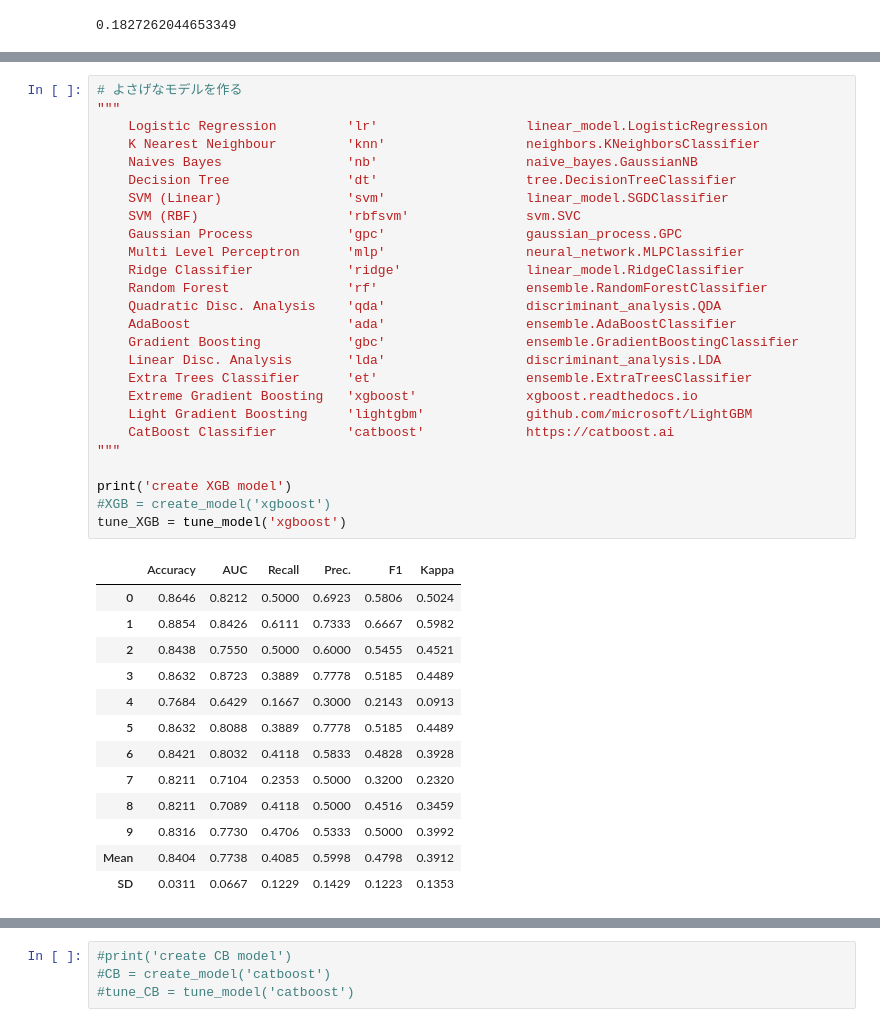
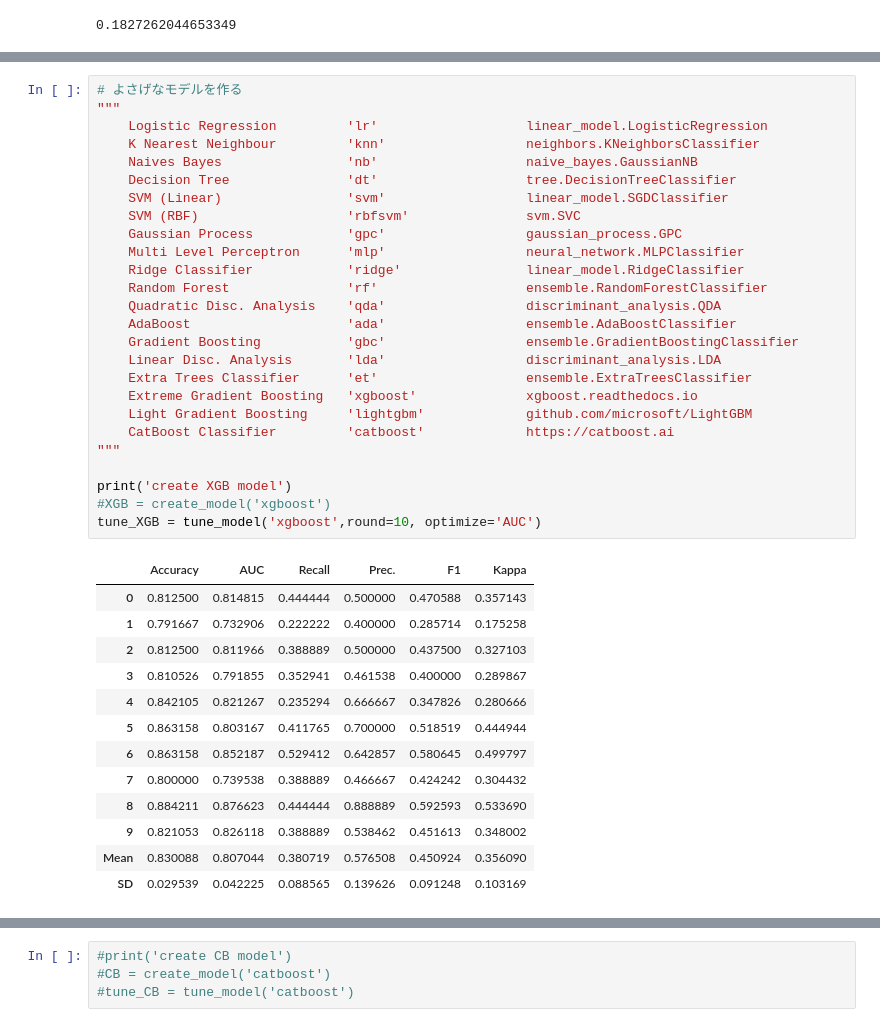
Before and after one commit to FinkeyBlog/IPO_Predict, a Jupyter notebook: IPO_predict_pycaret.ipynb, the cells around one changed output, grey strips where cells are left out. Cells and saved outputs as stored; diff of their text form.

```diff
--- a/IPO_predict_pycaret.ipynb
+++ b/IPO_predict_pycaret.ipynb
@@ -239,40 +258,40 @@ compare_models()
 # %%
 # よさげなモデルを作る
 """
     Logistic Regression         'lr'                   linear_model.LogisticRegression
     K Nearest Neighbour         'knn'                  neighbors.KNeighborsClassifier
     Naives Bayes                'nb'                   naive_bayes.GaussianNB
     Decision Tree               'dt'                   tree.DecisionTreeClassifier
     SVM (Linear)                'svm'                  linear_model.SGDClassifier
     SVM (RBF)                   'rbfsvm'               svm.SVC
     Gaussian Process            'gpc'                  gaussian_process.GPC
     Multi Level Perceptron      'mlp'                  neural_network.MLPClassifier
     Ridge Classifier            'ridge'                linear_model.RidgeClassifier
     Random Forest               'rf'                   ensemble.RandomForestClassifier
     Quadratic Disc. Analysis    'qda'                  discriminant_analysis.QDA
     AdaBoost                    'ada'                  ensemble.AdaBoostClassifier
     Gradient Boosting           'gbc'                  ensemble.GradientBoostingClassifier
     Linear Disc. Analysis       'lda'                  discriminant_analysis.LDA
     Extra Trees Classifier      'et'                   ensemble.ExtraTreesClassifier
     Extreme Gradient Boosting   'xgboost'              xgboost.readthedocs.io
     Light Gradient Boosting     'lightgbm'             github.com/microsoft/LightGBM
     CatBoost Classifier         'catboost'             https://catboost.ai
 """
 
 print('create XGB model')
 #XGB = create_model('xgboost')
-tune_XGB = tune_model('xgboost')
+tune_XGB = tune_model('xgboost',round=10, optimize='AUC')
 # %% [output]
 |  | Accuracy | AUC | Recall | Prec. | F1 | Kappa |
-| 0 | 0.8646 | 0.8212 | 0.5000 | 0.6923 | 0.5806 | 0.5024 |
-| 1 | 0.8854 | 0.8426 | 0.6111 | 0.7333 | 0.6667 | 0.5982 |
-| 2 | 0.8438 | 0.7550 | 0.5000 | 0.6000 | 0.5455 | 0.4521 |
-| 3 | 0.8632 | 0.8723 | 0.3889 | 0.7778 | 0.5185 | 0.4489 |
-| 4 | 0.7684 | 0.6429 | 0.1667 | 0.3000 | 0.2143 | 0.0913 |
-| 5 | 0.8632 | 0.8088 | 0.3889 | 0.7778 | 0.5185 | 0.4489 |
-| 6 | 0.8421 | 0.8032 | 0.4118 | 0.5833 | 0.4828 | 0.3928 |
-| 7 | 0.8211 | 0.7104 | 0.2353 | 0.5000 | 0.3200 | 0.2320 |
-| 8 | 0.8211 | 0.7089 | 0.4118 | 0.5000 | 0.4516 | 0.3459 |
-| 9 | 0.8316 | 0.7730 | 0.4706 | 0.5333 | 0.5000 | 0.3992 |
-| Mean | 0.8404 | 0.7738 | 0.4085 | 0.5998 | 0.4798 | 0.3912 |
-| SD | 0.0311 | 0.0667 | 0.1229 | 0.1429 | 0.1223 | 0.1353 |
+| 0 | 0.812500 | 0.814815 | 0.444444 | 0.500000 | 0.470588 | 0.357143 |
+| 1 | 0.791667 | 0.732906 | 0.222222 | 0.400000 | 0.285714 | 0.175258 |
+| 2 | 0.812500 | 0.811966 | 0.388889 | 0.500000 | 0.437500 | 0.327103 |
+| 3 | 0.810526 | 0.791855 | 0.352941 | 0.461538 | 0.400000 | 0.289867 |
+| 4 | 0.842105 | 0.821267 | 0.235294 | 0.666667 | 0.347826 | 0.280666 |
+| 5 | 0.863158 | 0.803167 | 0.411765 | 0.700000 | 0.518519 | 0.444944 |
+| 6 | 0.863158 | 0.852187 | 0.529412 | 0.642857 | 0.580645 | 0.499797 |
+| 7 | 0.800000 | 0.739538 | 0.388889 | 0.466667 | 0.424242 | 0.304432 |
+| 8 | 0.884211 | 0.876623 | 0.444444 | 0.888889 | 0.592593 | 0.533690 |
+| 9 | 0.821053 | 0.826118 | 0.388889 | 0.538462 | 0.451613 | 0.348002 |
+| Mean | 0.830088 | 0.807044 | 0.380719 | 0.576508 | 0.450924 | 0.356090 |
+| SD | 0.029539 | 0.042225 | 0.088565 | 0.139626 | 0.091248 | 0.103169 |
```
Also changed, not shown: parts of 11 cells of this notebook, 4 other files.
